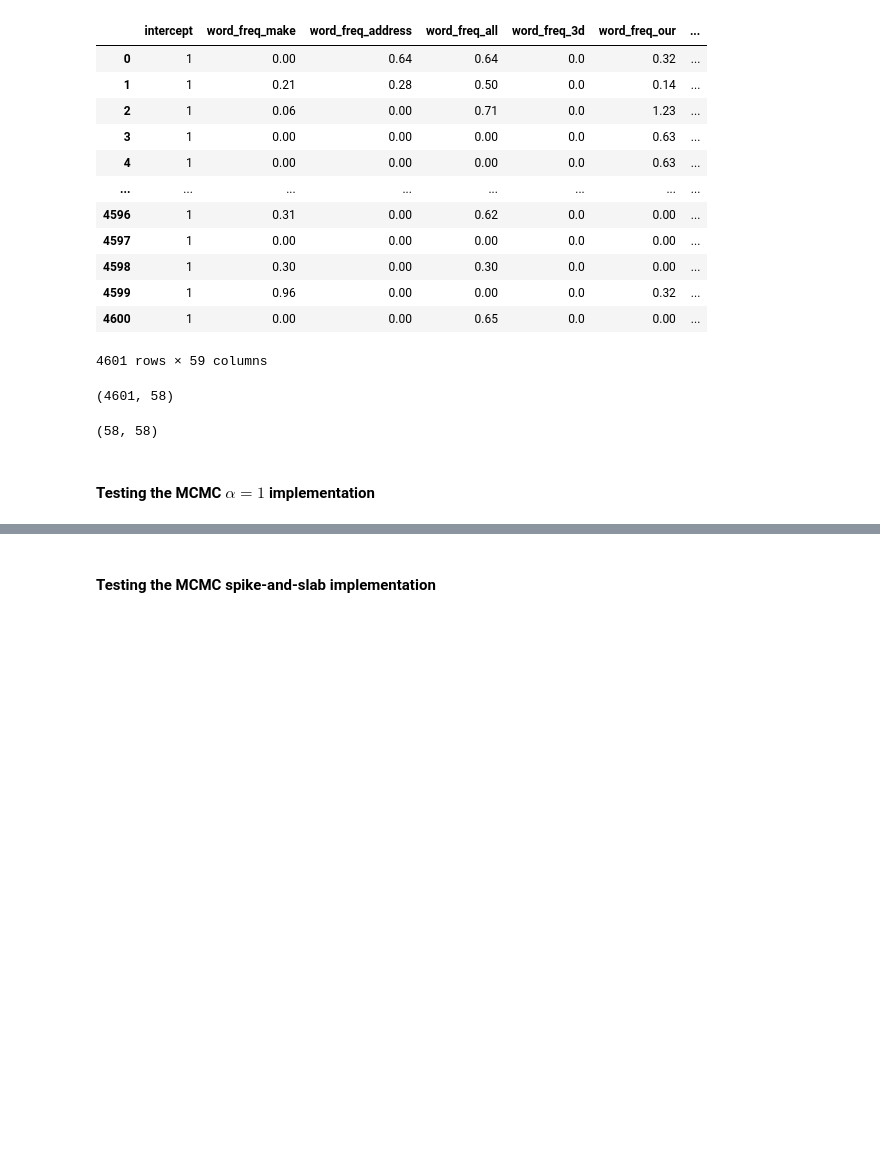
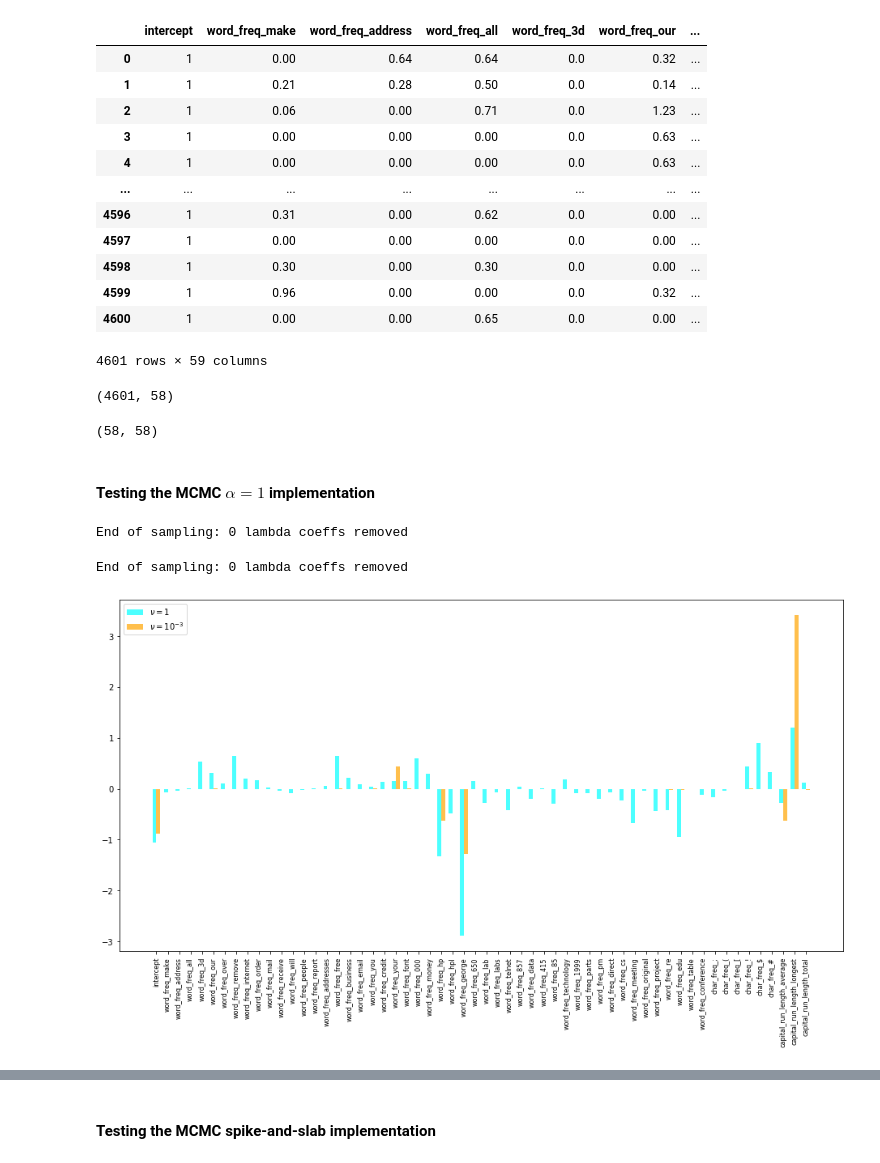
Before and after one commit to mark-srg/bml-project, a Jupyter notebook: mcmc_tests.ipynb, the cells around one changed output, grey strips where cells are left out. Saved outputs shown, nothing was run; the diff lists cells and outputs as text; code cells hidden in the pictures; blank space fills up the shorter version.

```diff
--- a/mcmc_tests.ipynb
+++ b/mcmc_tests.ipynb
@@ -56,23 +56,37 @@ sigma2_inv.shape
 # %% [markdown]
 #### Testing the MCMC $\alpha=1$ implementation
 # %%
-# T = 100
-# nu = 1
+T = 100
+nu = 1
 
-# betas1 = mcmc_l1.sample(X,sigma,rng,nu,T)
+betas1 = mcmc_l1.sample(X,sigma,rng,nu,T)
+# %% [output]
+End of sampling: 0 lambda coeffs removed
 # %%
-# T = 100
-# nu = 1e-3
+T = 100
+nu = 1e-3
 
-# betas2 = mcmc_l1.sample(X,sigma,rng,nu,T)
+betas2 = mcmc_l1.sample(X,sigma,rng,nu,T)
+# %% [output]
+End of sampling: 0 lambda coeffs removed
 # %%
-plt.figure(figsize=(16, 8))
-coeff = np.random.randint(k)
-std_betas1 = betas1.mean(axis=0)*sigma
-std_betas2 = betas2.mean(axis=0)*sigma
-plt.plot(std_betas1,label='beta1', alpha=.7)
-plt.plot(std_betas2,label='beta2', alpha=.7)
-plt.yscale("log")
+std_betas1 = betas1[20:].mean(axis=0)*sigma
+std_betas2 = betas2[20:].mean(axis=0)*sigma
+
+x = np.arange(k)
+width = 0.35
+
+fig, ax = plt.subplots(figsize=(16, 8))
+bar1 = ax.bar(x - width / 2, std_betas1, width, label='$ν = 1$', alpha=.7, capsize=2, color="cyan")
+bar2 = ax.bar(x + width / 2, std_betas2, width, label='$ν = 10^{-3}$', alpha=.7, capsize=2, color="orange")
+
+ax.set_xticks(x)
+ticks = df.columns[:-1]
+ax.set_xticklabels(ticks, fontsize=8)
+
 plt.xticks(rotation=90)
+#plt.yscale("log")
 plt.legend()
 plt.show()
+# %% [output]
+[figure, added]
```
Also changed, not shown: parts of 5 cells of this notebook, 1 other file.
